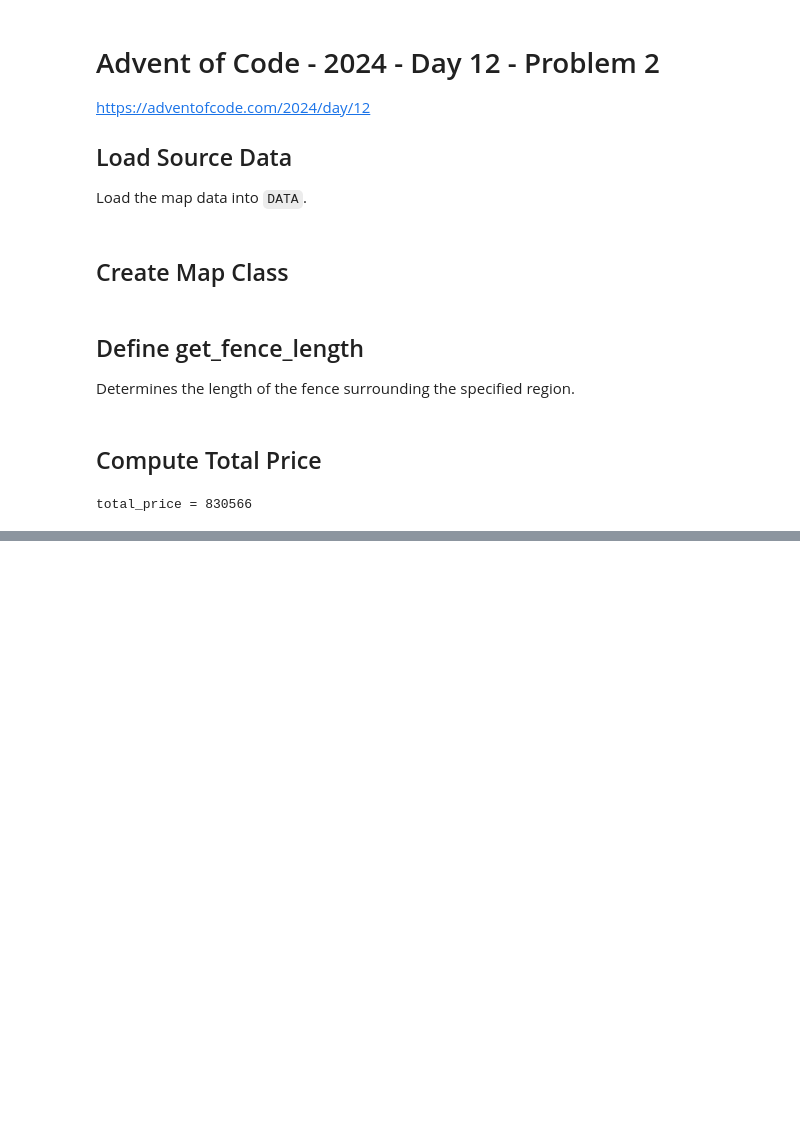
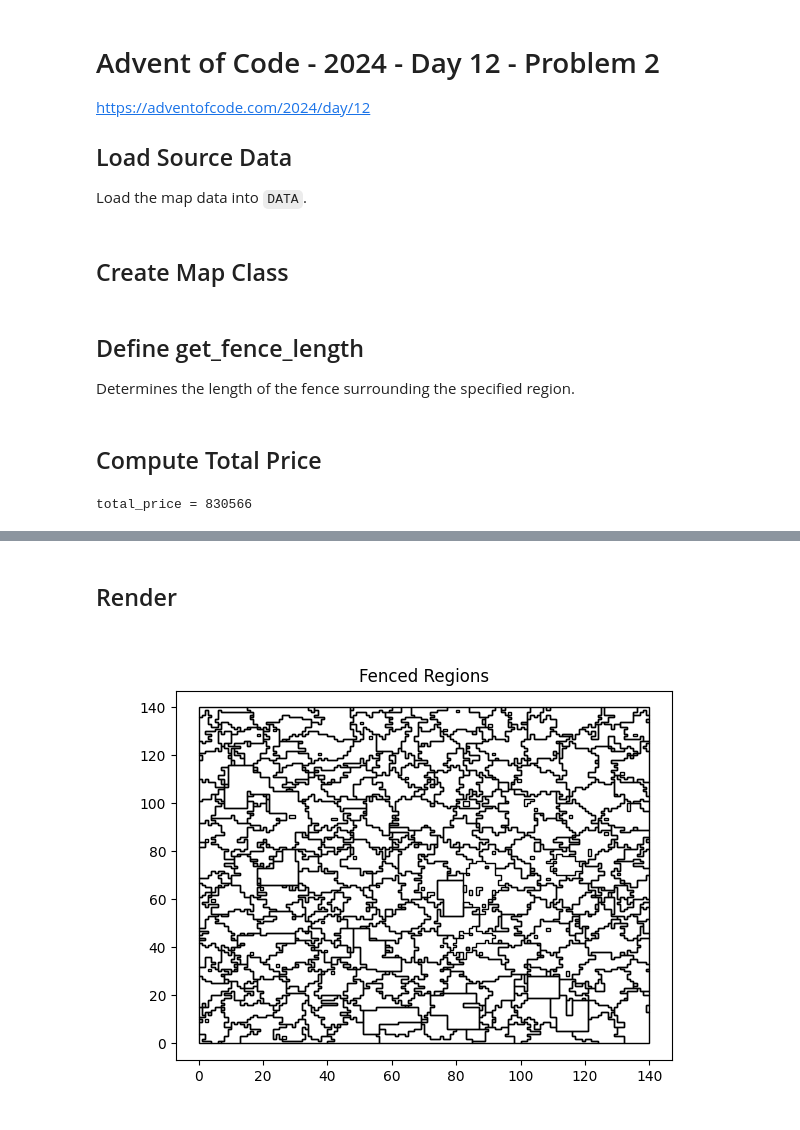
Before and after one commit to rgtodd/aoc2024, a Jupyter notebook: Day 12 Problem 2.ipynb, the cells around one changed output, grey strips where cells are left out. Cells and saved outputs as stored; diff of their text form; code cells hidden in the pictures; blank space fills up the shorter version.

Commit message:
Render Updates

```diff
--- a/Day 12 Problem 2.ipynb
+++ b/Day 12 Problem 2.ipynb
@@ -115,0 +141,18 @@ total_price = 830566
+# %%
+def get_region_fences(region):
+    region = region.copy()  # Protect input from modification
+
+    fences = set()
+
+    while region:
+        location = region.pop()
+
+        for fence in get_location_fences(location):
+            from_row, from_col, to_row, to_col = fence
+            opposing_fence = (to_row, to_col, from_row, from_col)
+            if opposing_fence in fences:
+                fences.remove(opposing_fence)
+            else:
+                fences.add(fence)
+
+    return fences
@@ -115,0 +235,41 @@ total_price = 830566
+# %% [markdown]
+## Render
+# %%
+%matplotlib widget
+
+import matplotlib.pyplot as plt
+
+from matplotlib.patches import PathPatch
+from matplotlib.path import Path
+
+
+fig, ax = plt.subplots()
+
+for region in m.get_regions():
+    fences = get_sorted_fences(get_region_fences(region))
+    vertices = [(f[1], 140-f[0]) for f in fences] + [(0,0)]
+    codes = [Path.MOVETO] + [Path.LINETO] * (len(vertices) - 2) + [Path.CLOSEPOLY]
+    path = Path(vertices, codes)
+    pathpatch = PathPatch(path, facecolor="none", edgecolor="black")
+    ax.add_patch(pathpatch)
+    # for fence in get_region_fences(region):
+    #     from_row, from_col, to_row, to_col = fence
+    #     vertices = [(from_col, 140-from_row ), (to_col, 140-to_row)]
+    #     codes = [Path.MOVETO, Path.LINETO]
+    #     path = Path(vertices, codes)
+    #     pathpatch = PathPatch(path, facecolor="none", edgecolor="black")
+    #     ax.add_patch(pathpatch)
+
+    # vertices = get_vertices(region, len(DATA)) + [(0,0)]
+    # codes = [Path.MOVETO] + [Path.LINETO] * (len(vertices) - 2) + [Path.CLOSEPOLY]
+    # path = Path(vertices, codes)
+    # pathpatch = PathPatch(path, facecolor="none", edgecolor="black")
+    # ax.add_patch(pathpatch)
+
+ax.set_title("Fenced Regions")
+
+ax.autoscale_view()
+
+plt.show()
+# %% [output]
+[figure, added]
```
Also changed, not shown: parts of 9 cells of this notebook.
